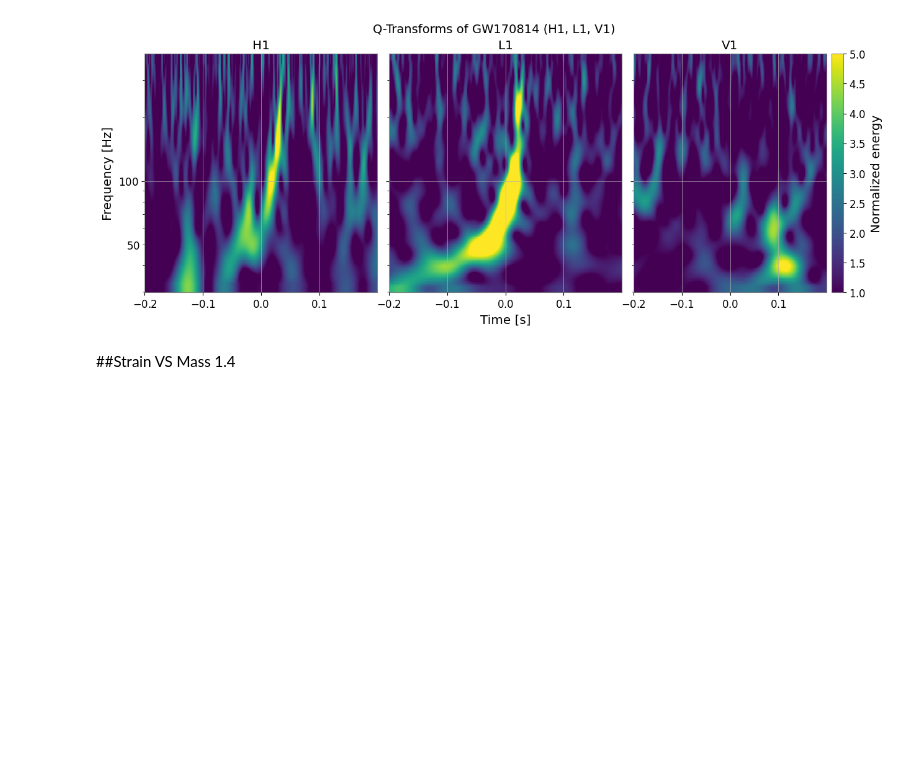
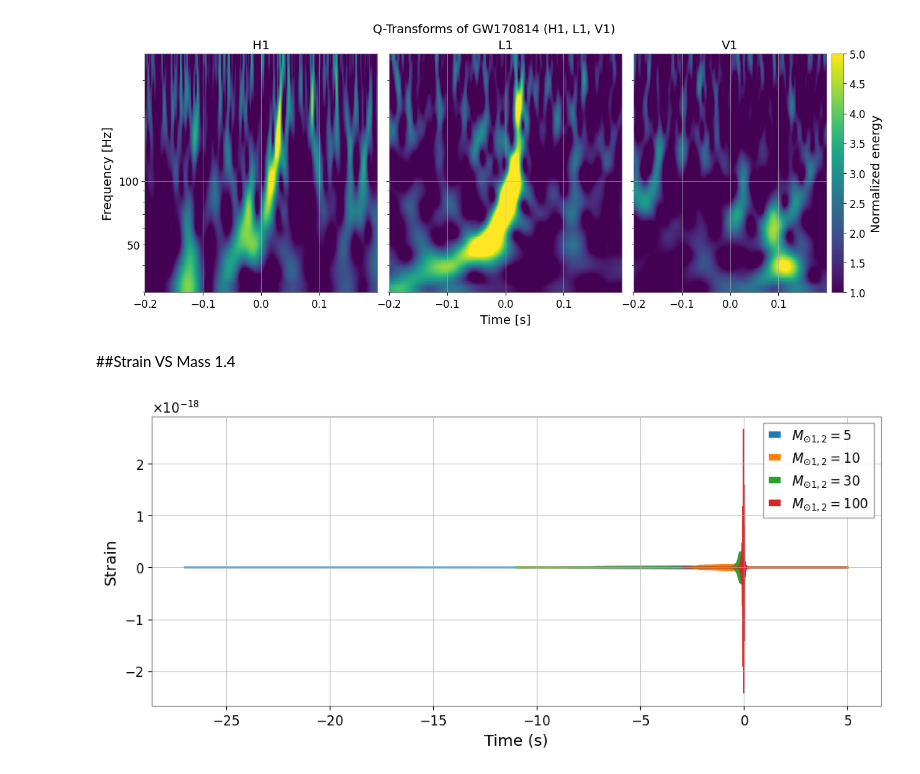
Before and after one commit to MrBenjaminHolmes/Gravitational-Waves, a Jupyter notebook: GWpy.ipynb, the cells around one changed output. Cells and saved outputs as stored; diff of their text form; code cells hidden in the pictures; blank space fills up the shorter version.

```diff
--- a/GWpy.ipynb
+++ b/GWpy.ipynb
@@ -118,15 +118,17 @@ Reading data... [Done]
 # %%
 plt.figure(figsize=plt.figaspect(0.4))
 for m in [5, 10, 30, 100]:
     hp, hc = get_td_waveform(approximant="IMRPhenomD",
                          mass1=m,
                          mass2=m,
                          delta_t=1.0/4096,
                          f_lower=30)
 
     plt.plot(hp.sample_times, hp, label='$M_{\odot 1,2}=%s$' % m)
 plt.legend()
-plt.grid()
+plt.grid(True)
 plt.xlabel('Time (s)')
 plt.ylabel('Strain')
 plt.show()
+# %% [output]
+[figure, added]
```
